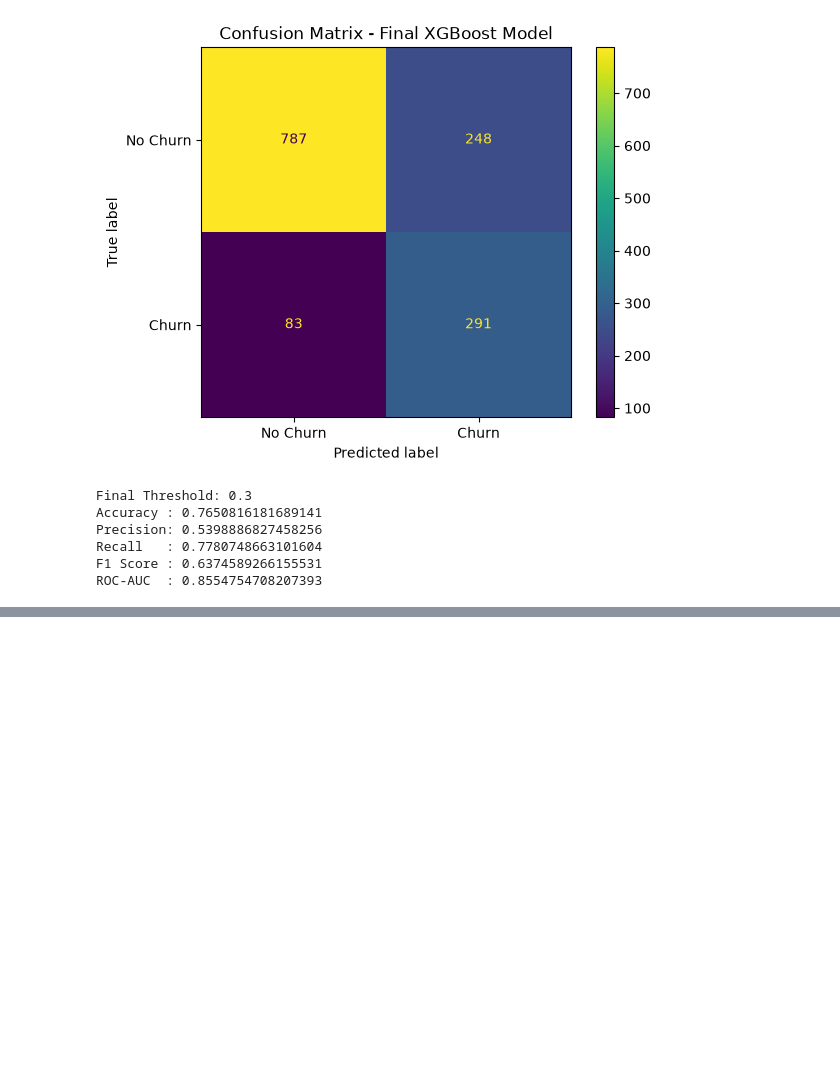
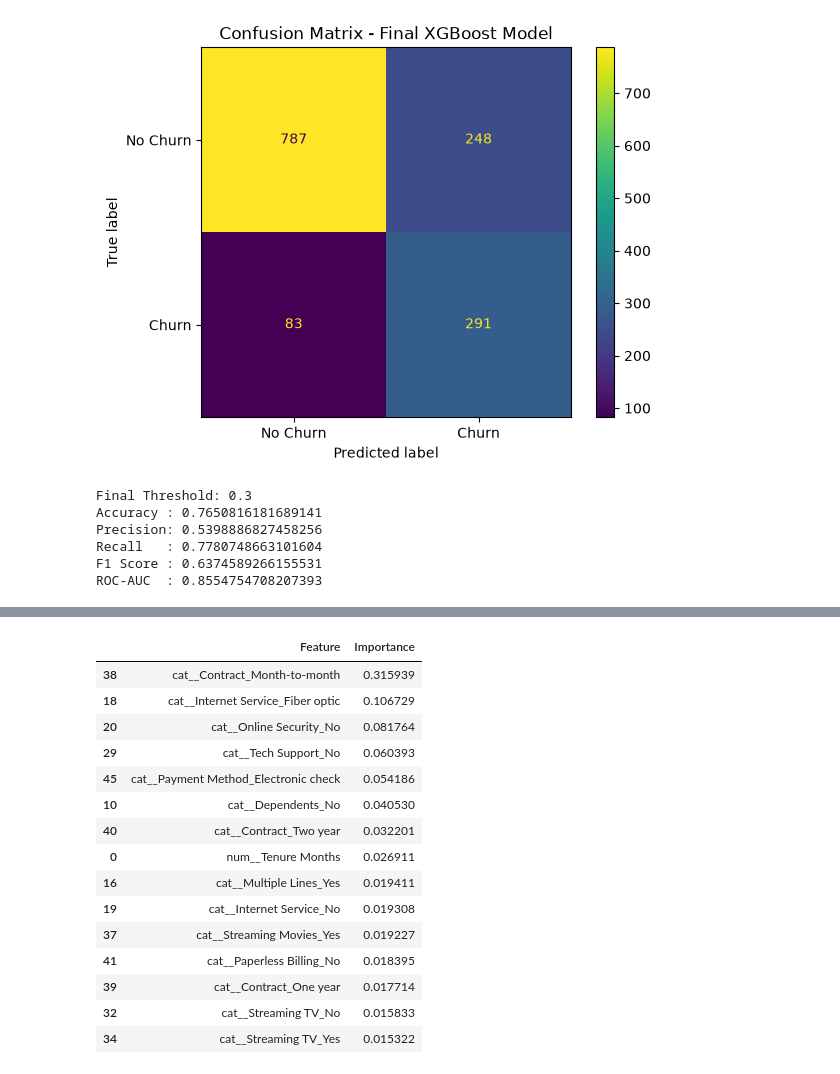
Before and after one commit to gracy7192/customer-churn-xai, a Jupyter notebook: notebooks/01_data_exploration.ipynb, the cells around one changed output, grey strips where cells are left out. Drawn from its saved outputs; the diff is of its cells as text; code cells hidden in the pictures; blank space fills up the shorter version.

```diff
--- a/notebooks/01_data_exploration.ipynb
+++ b/notebooks/01_data_exploration.ipynb
@@ -988,0 +1034,27 @@ ROC-AUC  : 0.8554754708207393
+# %%
+feature_importance = pd.DataFrame({
+    "Feature": feature_names,
+    "Importance": importance
+}).sort_values(
+    by="Importance",
+    ascending=False
+)
+
+feature_importance.head(15)
+# %% [output]
+|  | Feature | Importance |
+| 38 | cat__Contract_Month-to-month | 0.315939 |
+| 18 | cat__Internet Service_Fiber optic | 0.106729 |
+| 20 | cat__Online Security_No | 0.081764 |
+| 29 | cat__Tech Support_No | 0.060393 |
+| 45 | cat__Payment Method_Electronic check | 0.054186 |
+| 10 | cat__Dependents_No | 0.040530 |
+| 40 | cat__Contract_Two year | 0.032201 |
+| 0 | num__Tenure Months | 0.026911 |
+| 16 | cat__Multiple Lines_Yes | 0.019411 |
+| 19 | cat__Internet Service_No | 0.019308 |
+| 37 | cat__Streaming Movies_Yes | 0.019227 |
+| 41 | cat__Paperless Billing_No | 0.018395 |
+| 39 | cat__Contract_One year | 0.017714 |
+| 32 | cat__Streaming TV_No | 0.015833 |
+| 34 | cat__Streaming TV_Yes | 0.015322 |
```
Also changed, not shown: parts of 10 cells of this notebook, 5 other files.
